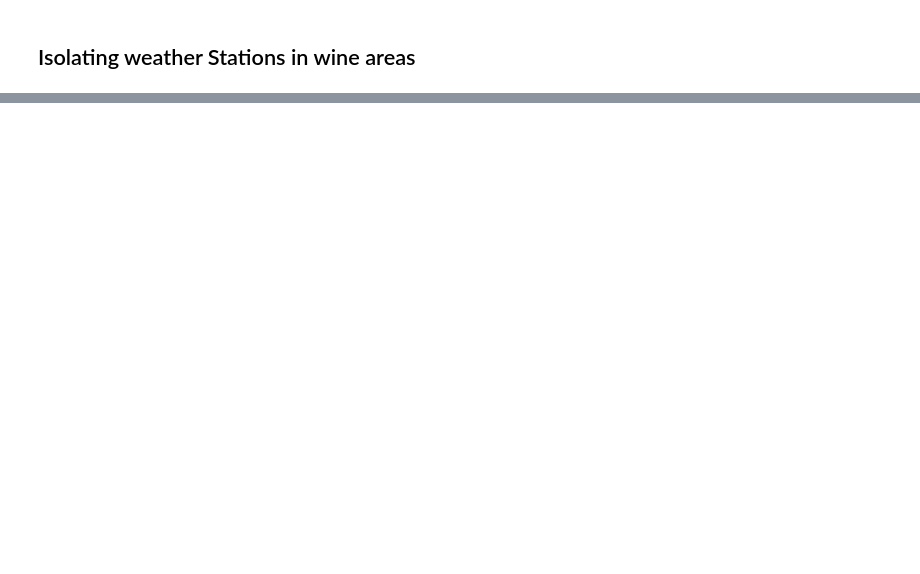
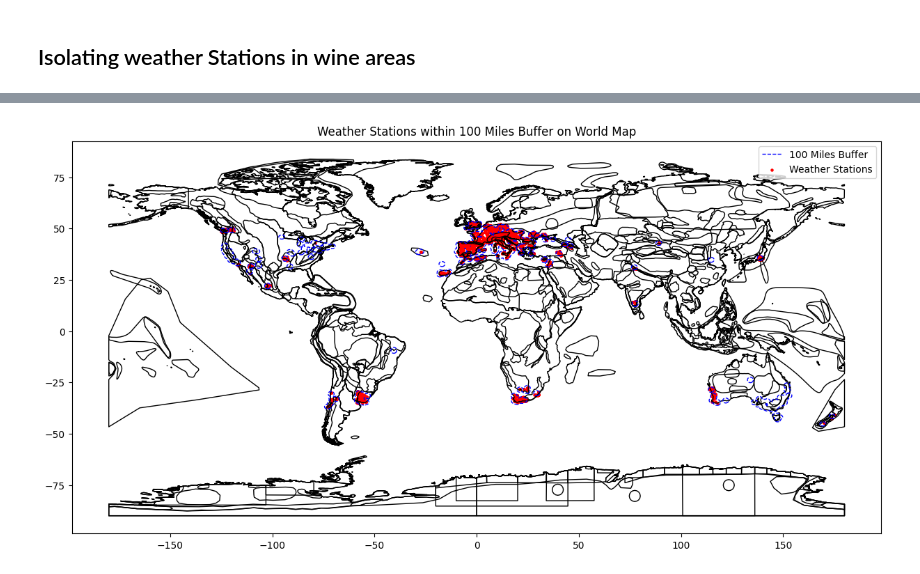
Before and after one commit to omomadcat/Viticulture, a Jupyter notebook: FindingStationsinWineRegions.ipynb, the cells around one changed output, grey strips where cells are left out. Drawn from its saved outputs; the diff is of its cells as text; code cells hidden in the pictures; blank space fills up the shorter version.

```diff
--- a/FindingStationsinWineRegions.ipynb
+++ b/FindingStationsinWineRegions.ipynb
@@ -119,0 +172,11 @@ KeyboardInterrupt:
+# %%
+
+# Assuming 'merged_df' contains the weather station data with 'latitude' and 'longitude' columns
+stations_df = merged_df.dropna(subset=['latitude', 'longitude'])  # Drop rows with missing coordinates
+
+# Create a GeoDataFrame from the weather station DataFrame
+geometry = [Point(xy) for xy in zip(stations_df['longitude'], stations_df['latitude'])]
+gdf_stations = gpd.GeoDataFrame(stations_df, geometry=geometry)
+
+# Ensure the GeoDataFrame uses the same coordinate system
+gdf_stations.crs = "EPSG:4326"
@@ -119,0 +233,17 @@ KeyboardInterrupt:
+# %%
+# Load a world map
+# Load the world map from Natural Earth dataset
+world_shapefile_path = 'Resources/Shapefiles/ne_50m_geography_regions_polys.shp'
+world = gpd.read_file(world_shapefile_path)
+
+# Plot the world map, buffer, and stations within the buffer
+fig, ax = plt.subplots(1, 1, figsize=(15, 10))
+world.boundary.plot(ax=ax, linewidth=1, color='black')
+shape_buffer_geo.boundary.plot(ax=ax, color='blue', linewidth=1, linestyle='--', label='100 Miles Buffer')
+stations_within_buffer.plot(ax=ax, color='red', markersize=5, label='Weather Stations')
+
+plt.title('Weather Stations within 100 Miles Buffer on World Map')
+plt.legend()
+plt.show()
+# %% [output]
+[figure, added]
```
Also changed, not shown: parts of 10 cells of this notebook, 7 other files.
